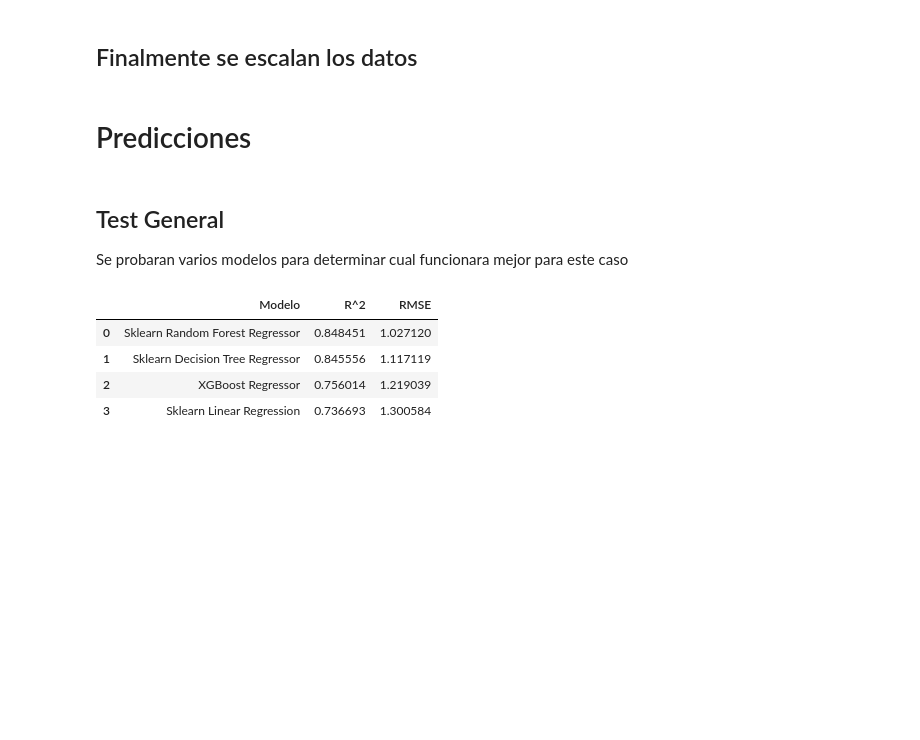
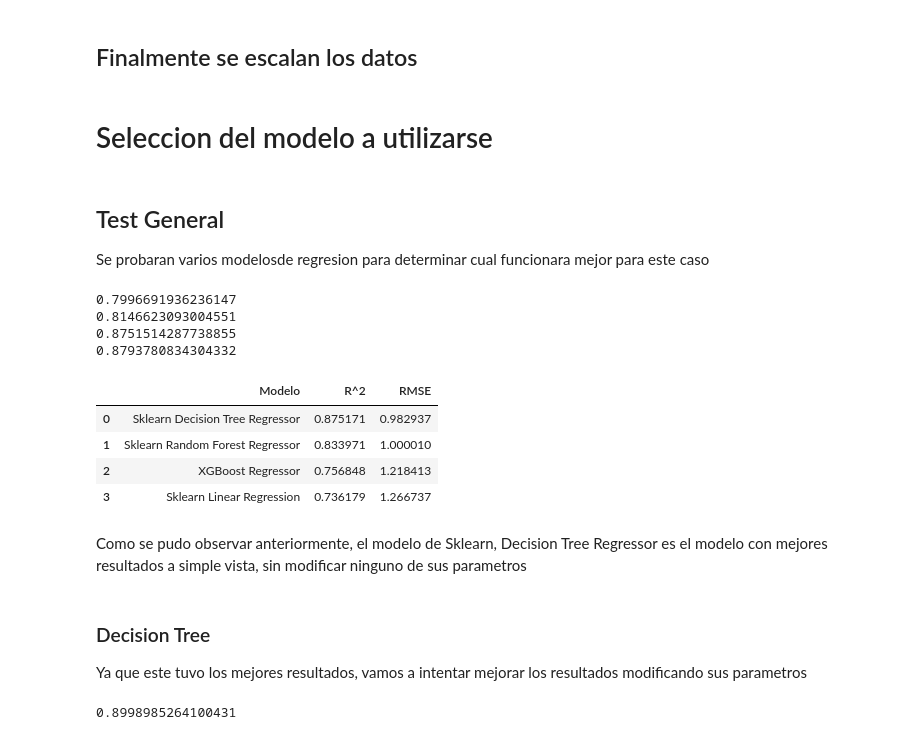
Before and after one commit to facund015/ai_avanzada_reto, a Jupyter notebook: RealState/real_state.ipynb, the cells around one changed output. Saved outputs shown, nothing was run; the diff lists cells and outputs as text; code cells hidden in the pictures; blank space fills up the shorter version.

Commit message:
RealState progress

```diff
--- a/RealState/real_state.ipynb
+++ b/RealState/real_state.ipynb
@@ -168,30 +171,67 @@ scaler = StandardScaler()
 X = data_no_outliers.drop(columns=["CRIM"], axis=1)
 y = data_no_outliers.CRIM.values
 
-X_train, X_test, y_train, y_test = train_test_split(X, y, test_size=0.2, random_state=42)
+X_train, X_test, y_train, y_test = train_test_split(X, y, test_size=0.35, random_state=42)
 X_train = scaler.fit_transform(X_train)
 X_test = scaler.transform(X_test)
-# %% [markdown]
-# Predicciones
+# %% [markdown]
+# Seleccion del modelo a utilizarse
 # %% [markdown]
 ## Test General
-Se probaran varios modelos para determinar cual funcionara mejor para este caso
+Se probaran varios modelosde regresion para determinar cual funcionara mejor para este caso
 # %%
-models = [('Sklearn Linear Regression', LinearRegression()),('XGBoost Regressor', XGBRegressor()), ('Sklearn Random Forest Regressor', RandomForestRegressor()), ("Sklearn Decision Tree Regressor", DecisionTreeRegressor())]
+models = [
+      ('Sklearn Linear Regression', LinearRegression()),
+      ('XGBoost Regressor', XGBRegressor(random_state=42)),
+      ('Sklearn Random Forest Regressor', RandomForestRegressor(random_state=42)),
+      ("Sklearn Decision Tree Regressor", DecisionTreeRegressor(random_state=42))
+]
 results = []
 
 for model in models:
       # Se entrena el modelo
       model[1].fit(X_train, y_train)
       # Se predice con el df de test
       y_pred = model[1].predict(X_test)
       # Se guardan los resultados
+      print(model[1].score(X_test, y_test))
       results.append([model[0], r2_score(y_pred, y_test), np.sqrt(mean_squared_error(y_test, y_pred))])
 
-pd.DataFrame(data=results, columns=["Modelo", "R^2", "RMSE"]).sort_values("R^2", ascending=False).reset_index(drop=True)
+pd.DataFrame(data=results, columns=["Modelo", "R^2", "RMSE"]).sort_values("RMSE", ascending=True).reset_index(drop=True)
 # %% [output]
+0.7996691936236147
+0.8146623093004551
+0.8751514287738855
+0.8793780834304332
 |  | Modelo | R^2 | RMSE |
-| 0 | Sklearn Random Forest Regressor | 0.848451 | 1.027120 |
-| 1 | Sklearn Decision Tree Regressor | 0.845556 | 1.117119 |
-| 2 | XGBoost Regressor | 0.756014 | 1.219039 |
-| 3 | Sklearn Linear Regression | 0.736693 | 1.300584 |
+| 0 | Sklearn Decision Tree Regressor | 0.875171 | 0.982937 |
+| 1 | Sklearn Random Forest Regressor | 0.833971 | 1.000010 |
+| 2 | XGBoost Regressor | 0.756848 | 1.218413 |
+| 3 | Sklearn Linear Regression | 0.736179 | 1.266737 |
+# %% [markdown]
+Como se pudo observar anteriormente, el modelo de Sklearn, Decision Tree Regressor es el modelo con
+mejores resultados a simple vista, sin modificar ninguno de sus parametros
+# %% [markdown]
+### Decision Tree
+Ya que este tuvo los mejores resultados, vamos a intentar mejorar los resultados modificando sus parametros
+# %%
+dtr = DecisionTreeRegressor()
+
+params = {
+      "random_state": list(range(1,10000))
+}
+
+clf = GridSearchCV(
+      estimator=dtr,
+      param_grid=params
+)
+
+# clf.fit(X_train, y_train)
+# print(clf.best_params_)
+
+dtr1 = DecisionTreeRegressor(random_state=7325)
+dtr1.fit(X_train, y_train)
+y_pred = dtr1.predict(X_test)
+print(dtr1.score(X_test,y_test))
+# %% [output]
+0.8998985264100431
```
Also changed, not shown: parts of 3 cells of this notebook, 3 other files.
